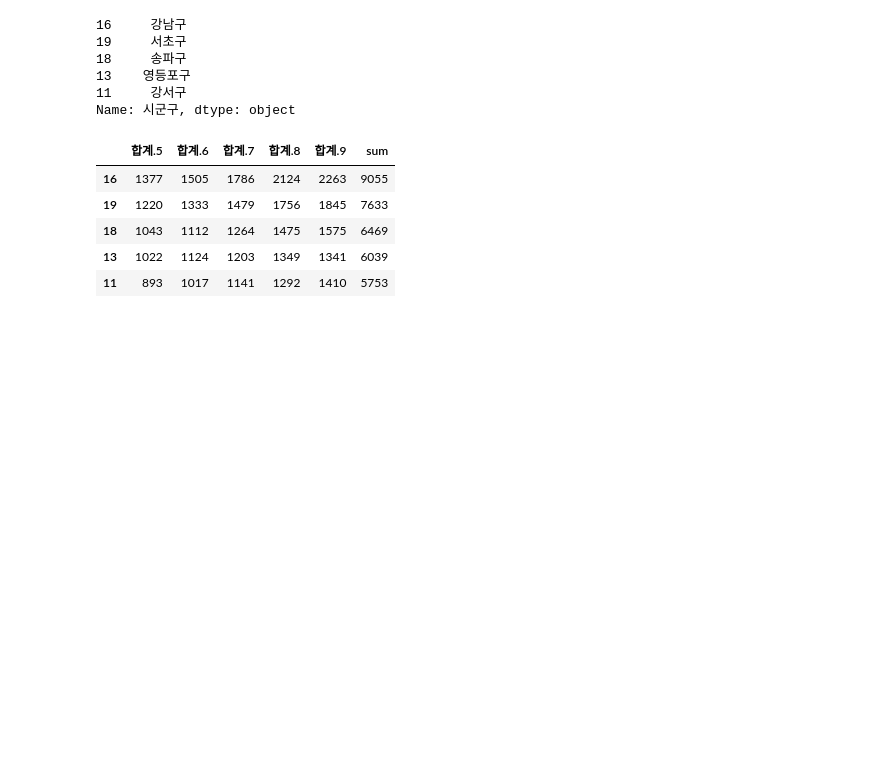
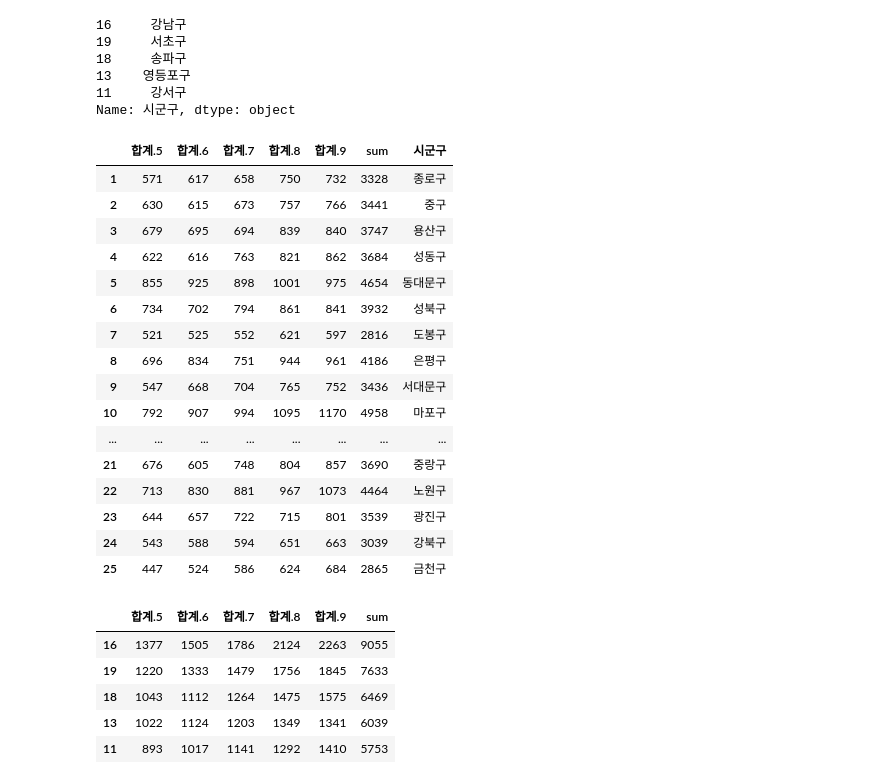
Before and after one commit to SwimmingHwang/data-visualization, a Jupyter notebook: monthly_data_visualization.ipynb, the cells around one changed output. Cells and saved outputs as stored; diff of their text form; code cells hidden in the pictures; blank space fills up the shorter version.

```diff
--- a/monthly_data_visualization.ipynb
+++ b/monthly_data_visualization.ipynb
@@ -68,3 +86,30 @@ df_top5_name
 13    영등포구
 11     강서구
 Name: 시군구, dtype: object
+# %%
+df_gu = df['시군구']
+# %%
+df_gu = df_gu.drop(0)
+df_gu.to_csv('data\\gu.csv')
+# %%
+df_total = pd.concat([df_total,df_gu], axis=1)
+# %%
+df_total.drop(0, axis=0)
+# %% [output]
+|  | 합계.5 | 합계.6 | 합계.7 | 합계.8 | 합계.9 | sum | 시군구 |
+| 1 | 571 | 617 | 658 | 750 | 732 | 3328 | 종로구 |
+| 2 | 630 | 615 | 673 | 757 | 766 | 3441 | 중구 |
+| 3 | 679 | 695 | 694 | 839 | 840 | 3747 | 용산구 |
+| 4 | 622 | 616 | 763 | 821 | 862 | 3684 | 성동구 |
+| 5 | 855 | 925 | 898 | 1001 | 975 | 4654 | 동대문구 |
+| 6 | 734 | 702 | 794 | 861 | 841 | 3932 | 성북구 |
+| 7 | 521 | 525 | 552 | 621 | 597 | 2816 | 도봉구 |
+| 8 | 696 | 834 | 751 | 944 | 961 | 4186 | 은평구 |
+| 9 | 547 | 668 | 704 | 765 | 752 | 3436 | 서대문구 |
+| 10 | 792 | 907 | 994 | 1095 | 1170 | 4958 | 마포구 |
+| ... | ... | ... | ... | ... | ... | ... | ... |
+| 21 | 676 | 605 | 748 | 804 | 857 | 3690 | 중랑구 |
+| 22 | 713 | 830 | 881 | 967 | 1073 | 4464 | 노원구 |
+| 23 | 644 | 657 | 722 | 715 | 801 | 3539 | 광진구 |
+| 24 | 543 | 588 | 594 | 651 | 663 | 3039 | 강북구 |
+| 25 | 447 | 524 | 586 | 624 | 684 | 2865 | 금천구 |
```
Also changed, not shown: parts of 7 cells of this notebook, 6 other files.
